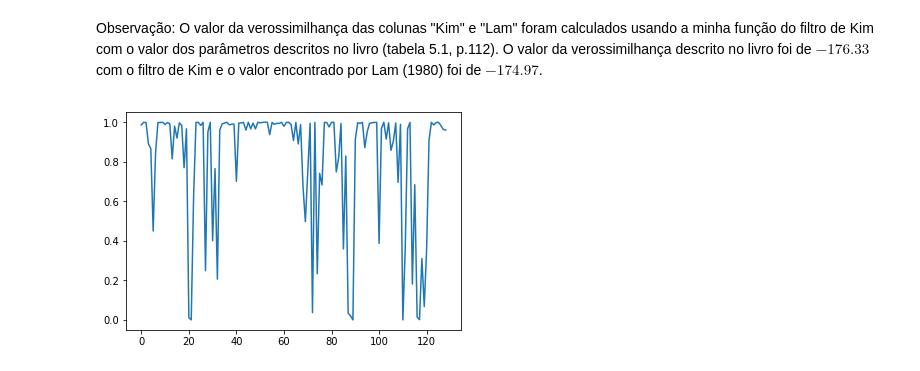
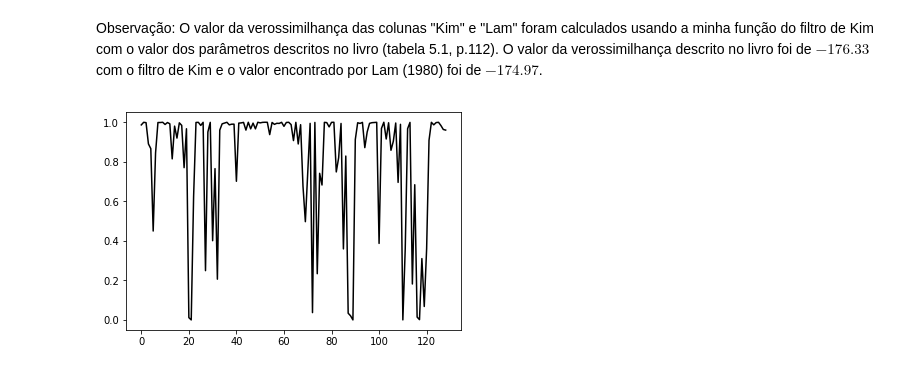
Before and after one commit to cassioraa/MSRE, a Jupyter notebook: An evaluation of Kim filter.ipynb, the cells around one changed output. Drawn from its saved outputs; the diff is of its cells as text; code cells hidden in the pictures.

```diff
--- a/An evaluation of Kim filter.ipynb
+++ b/An evaluation of Kim filter.ipynb
@@ -97,7 +97,7 @@ Observação: O valor da verossimilhança das colunas "Kim" e "Lam" foram calcul
 # %%
 res = kim_filter(mat_cas)
 # %%
-plt.plot(res.S_t_j[:,1])
+plt.plot(res.S_t_j[:,1], color="k" )
 plt.show()
 # %% [output]
-[figure, old version]
+[figure, new version]
```
Also changed, not shown: 1 other file.
